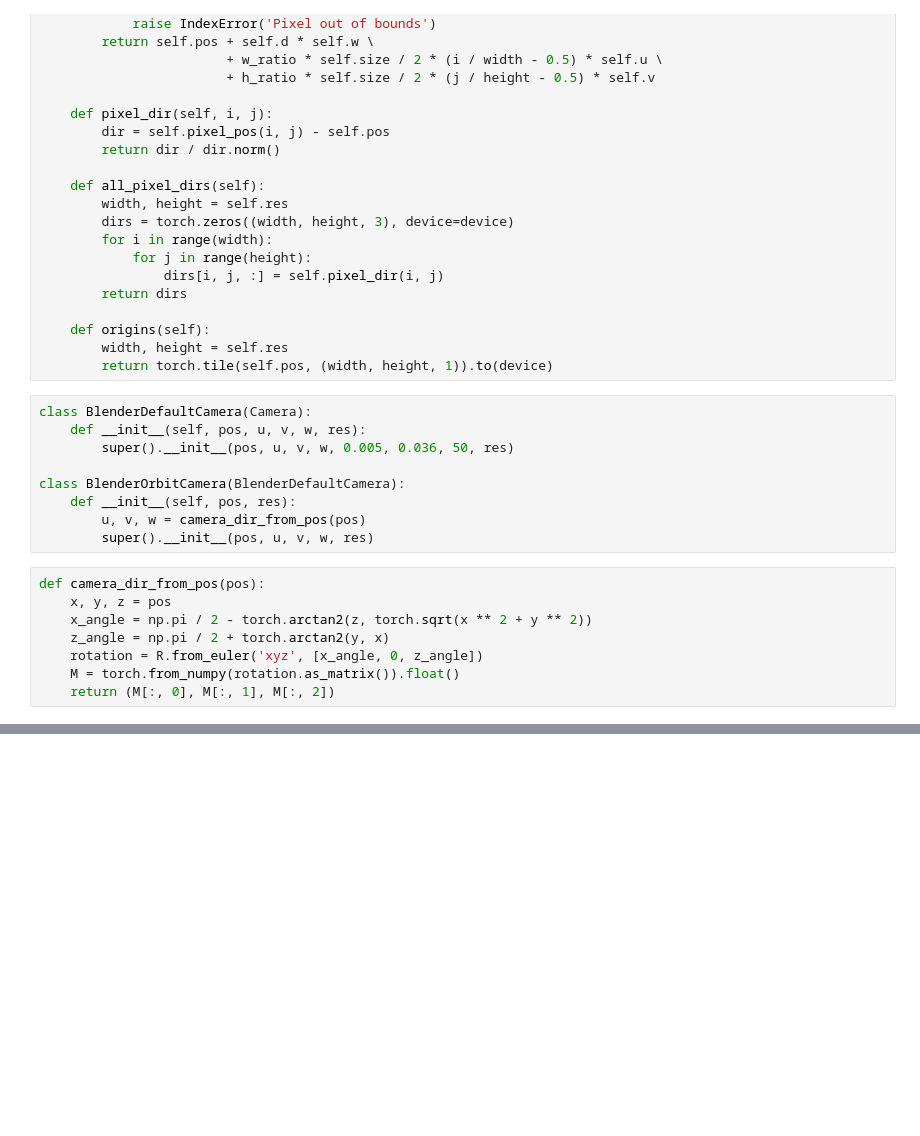
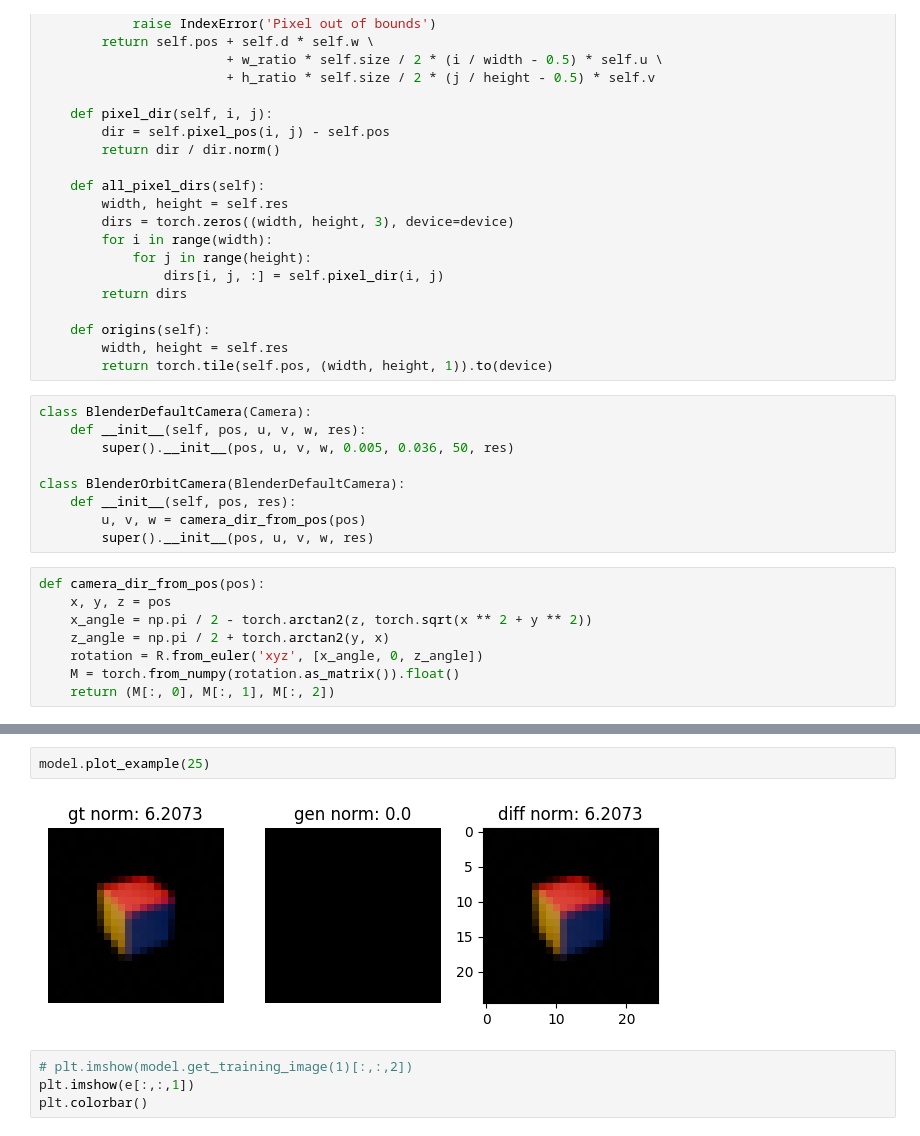
Before and after one commit to rikingurditta/cs898-NeRF, a Jupyter notebook: nerf.ipynb, the cells around one changed output, grey strips where cells are left out. Saved outputs shown, nothing was run; the diff lists cells and outputs as text; blank space fills up the shorter version.

```diff
--- a/nerf.ipynb
+++ b/nerf.ipynb
@@ -266,0 +302,8 @@ epoch   0/5 ----------------
+# %%
+model.plot_example(25)
+# %% [output]
+[figure, new version]
+# %%
+# plt.imshow(model.get_training_image(1)[:,:,2])
+plt.imshow(e[:,:,1])
+plt.colorbar()
```
Also changed, not shown: parts of 15 cells of this notebook, 1 other file.
